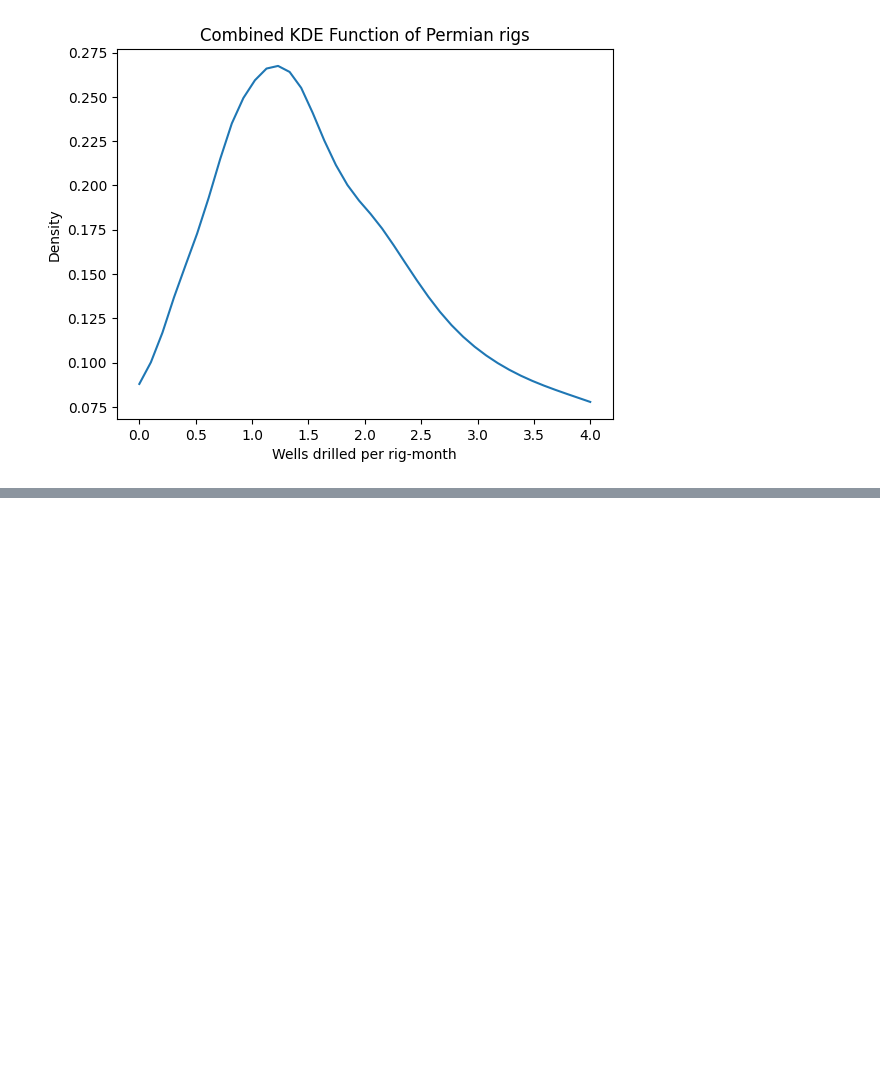
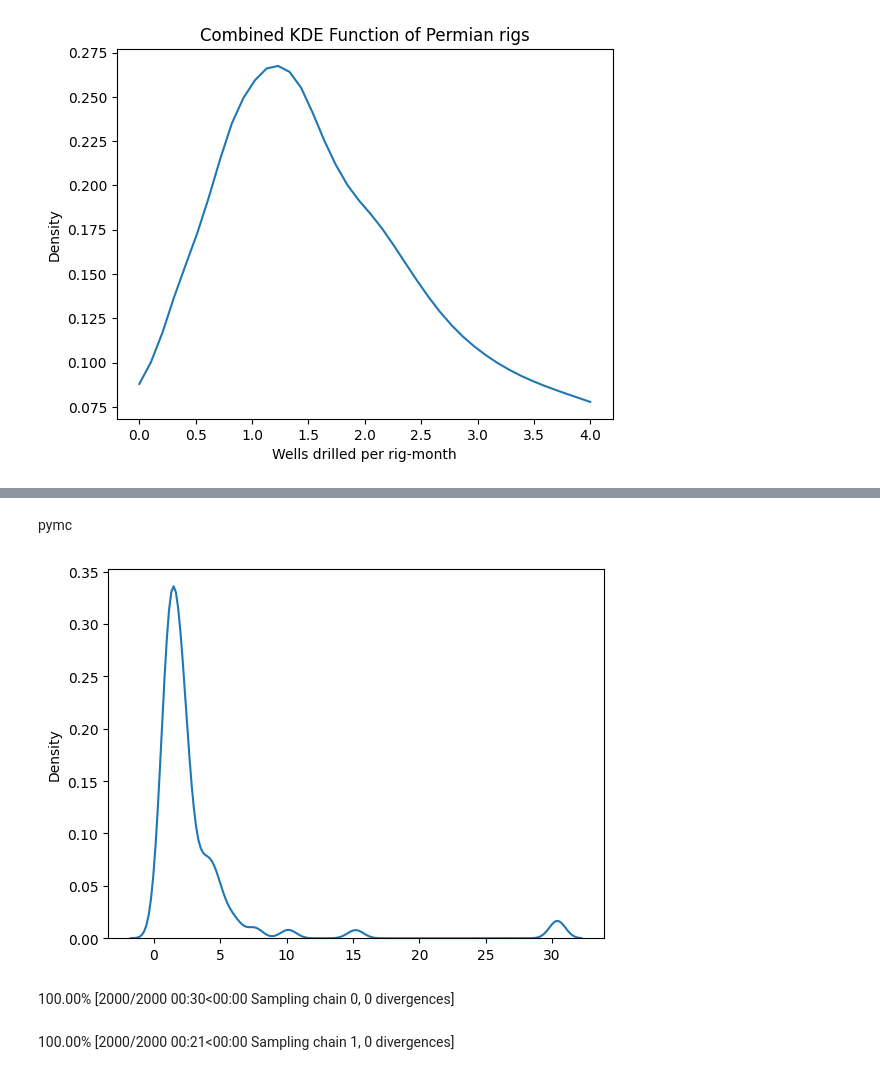
Before and after one commit to JozefSL/pyNotes, a Jupyter notebook: pymc3/WellsPerRig.ipynb, the cells around one changed output, grey strips where cells are left out. Cells and saved outputs as stored; diff of their text form; code cells hidden in the pictures; blank space fills up the shorter version.

```diff
--- a/pymc3/WellsPerRig.ipynb
+++ b/pymc3/WellsPerRig.ipynb
@@ -314,3 +315,20 @@ fig.show()
 # %%
 Rig_idx = df.RigID_idx.values
 rig_count = len(df.RigID_idx.unique())
+# %% [markdown]
+pymc
+# %%
+wprData = df['wpr'].dropna().values
+sns.kdeplot(wprData);
+# %% [output]
+[figure, added]
+# %%
+with pm.Model() as model1:
+    alpha = pm.Exponential('alpha', lam=1)
+    beta = pm.Exponential('beta', lam=1)
+    mu = pm.Gamma('mu', alpha, beta)
+    wpr = pm.Poisson('wpr', mu, observed=wprData)
+    trace1 = pm.sample(1000, tune=1000, init='auto',chains=2)
+# %% [output]
+100.00% [2000/2000 00:30<00:00 Sampling chain 0, 0 divergences]
+100.00% [2000/2000 00:21<00:00 Sampling chain 1, 0 divergences]
```
Also changed, not shown: parts of 17 cells of this notebook.
